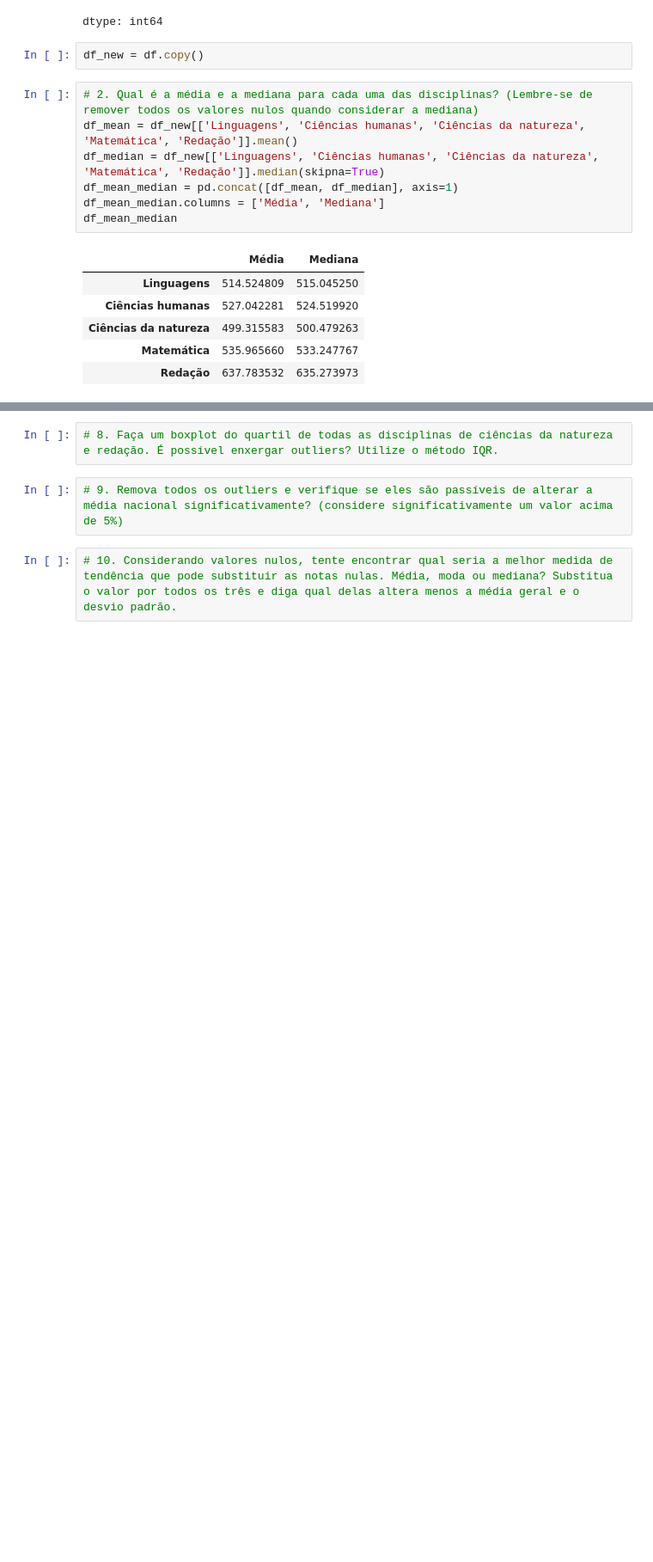
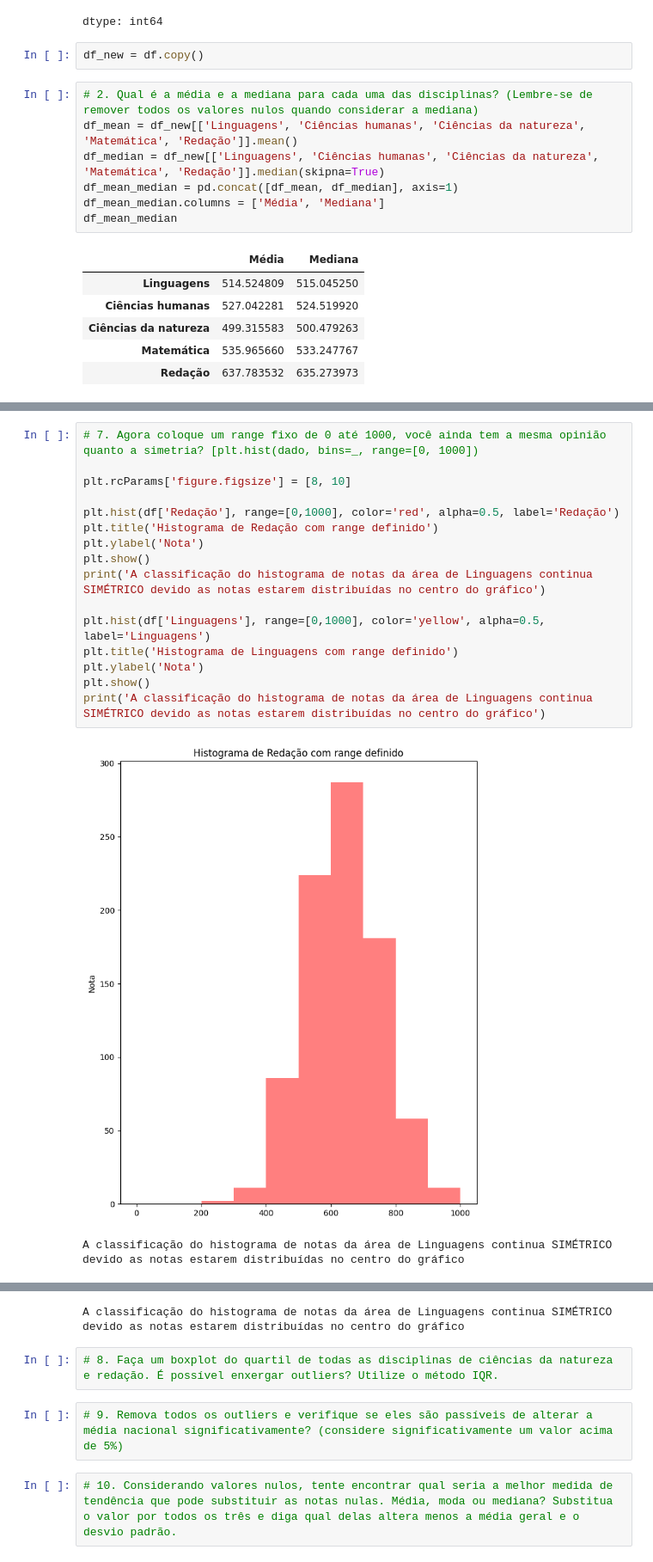
Before and after one commit to dsreliete/Womakerscode_DA_desafio_individual, a Jupyter notebook: Desafio3ElietedaSilva_Rodrigues.ipynb, the cells around one changed output, grey strips where cells are left out. Shown at 86% size. Cells and saved outputs as stored; diff of their text form; blank space fills up the shorter version.

```diff
--- a/Desafio3ElietedaSilva_Rodrigues.ipynb
+++ b/Desafio3ElietedaSilva_Rodrigues.ipynb
@@ -158,0 +171,19 @@ plt.rcParams['figure.figsize'] = [8, 10]
+# %%
+# 7. Agora coloque um range fixo de 0 até 1000, você ainda tem a mesma opinião quanto a simetria? [plt.hist(dado, bins=_, range=[0, 1000])
+
+plt.rcParams['figure.figsize'] = [8, 10]
+
+plt.hist(df['Redação'], range=[0,1000], color='red', alpha=0.5, label='Redação')
+plt.title('Histograma de Redação com range definido')
+plt.ylabel('Nota')
+plt.show()
+print('A classificação do histograma de notas da área de Linguagens continua SIMÉTRICO devido as notas estarem distribuídas no centro do gráfico')
+
+plt.hist(df['Linguagens'], range=[0,1000], color='yellow', alpha=0.5, label='Linguagens')
+plt.title('Histograma de Linguagens com range definido')
+plt.ylabel('Nota')
+plt.show()
+print('A classificação do histograma de notas da área de Linguagens continua SIMÉTRICO devido as notas estarem distribuídas no centro do gráfico')
+# %% [output]
+[figure, added]
+A classificação do histograma de notas da área de Linguagens continua SIMÉTRICO devido as notas estarem distribuídas no centro do gráfico
@@ -159,3 +191,4 @@ plt.rcParams['figure.figsize'] = [8, 10]
+A classificação do histograma de notas da área de Linguagens continua SIMÉTRICO devido as notas estarem distribuídas no centro do gráfico
 # %%
 # 8. Faça um boxplot do quartil de todas as disciplinas de ciências da natureza e redação. É possível enxergar outliers? Utilize o método IQR.
 # %%
```
Also changed, not shown: parts of 5 cells of this notebook.
